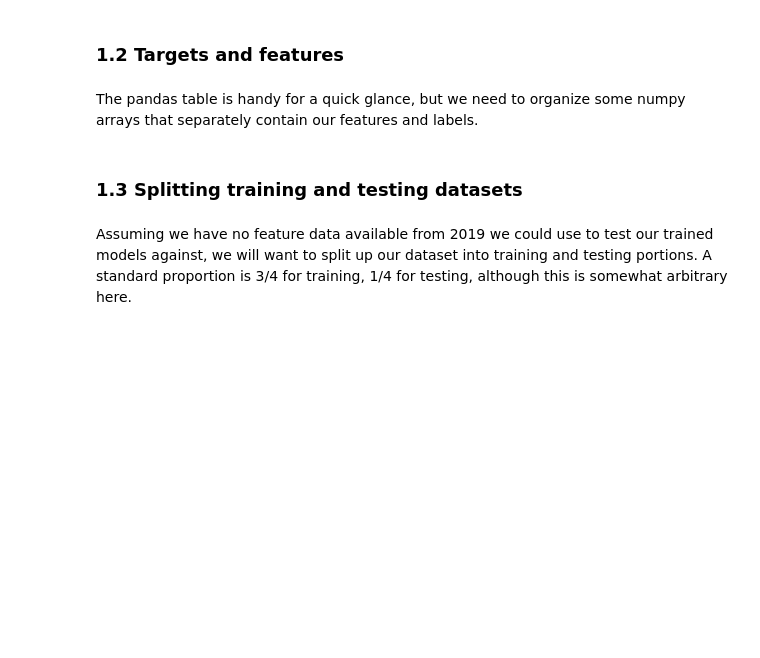
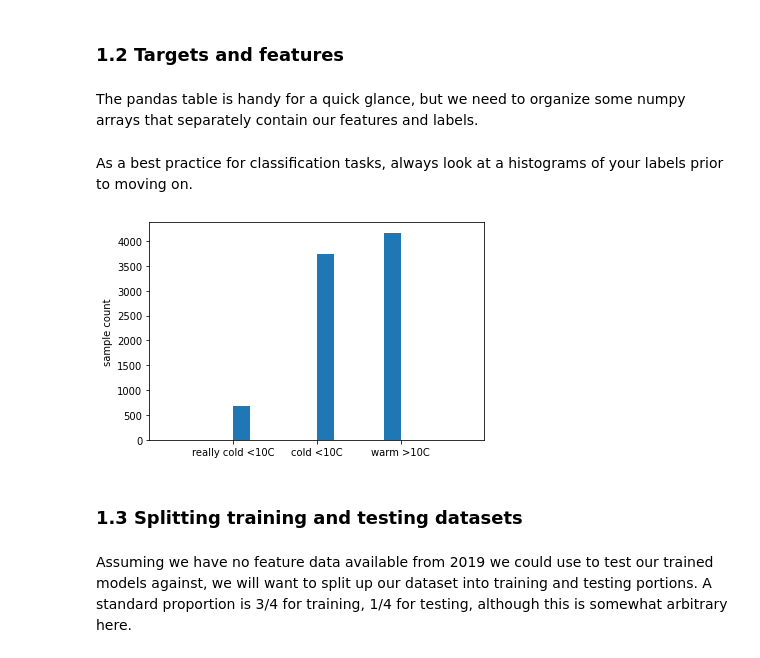
Before and after one commit to eabarnes1010/course_ml_ats, a Jupyter notebook: code/tree_classifier_christman_hourly_competition.ipynb, the cells around one changed output. Drawn from its saved outputs; the diff is of its cells as text; code cells hidden in the pictures; blank space fills up the shorter version.

```diff
--- a/code/tree_classifier_christman_hourly_competition.ipynb
+++ b/code/tree_classifier_christman_hourly_competition.ipynb
@@ -80,11 +106,8 @@ THRESHOLD_TEMP = 10   # default = 10
 TARGET_VAR = 'Temp [C]'
 
 # Labels are the values we want to predict
-labels = np.zeros((np.shape(data[TARGET_VAR])))
-i = np.where(data[TARGET_VAR] < THRESHOLD_TEMP)[0]  # 10C
-labels[i] = 1
-i = np.where(data[TARGET_VAR] < -THRESHOLD_TEMP/2)[0]  # -5C
-labels[i] = 2
+labels = (data[TARGET_VAR] > THRESHOLD_TEMP).astype(int) + (data[TARGET_VAR] > -THRESHOLD_TEMP/2).astype(int)
+label_names = ('really cold <' + str(THRESHOLD_TEMP) + 'C', 'cold <' + str(THRESHOLD_TEMP) + 'C', 'warm >' + str(THRESHOLD_TEMP) + 'C')
 
 # Remove the labels from the features
 # axis 1 refers to the columns
@@ -99,6 +122,17 @@ feature_list = list(features.columns)
 
 # Convert to numpy array
 features = np.array(features)
+# %% [markdown]
+As a best practice for classification tasks, always look at a histograms of your labels prior to moving on.
+# %%
+plt.figure()
+plt.hist(labels)
+plt.xticks((0,1,2),label_names)
+plt.xlim(-1,3)
+plt.ylabel('sample count')
+plt.show()
+# %% [output]
+[figure, added]
 # %% [markdown]
 ### 1.3 Splitting training and testing datasets
 # %% [markdown]
```
Also changed, not shown: parts of 22 cells of this notebook.
